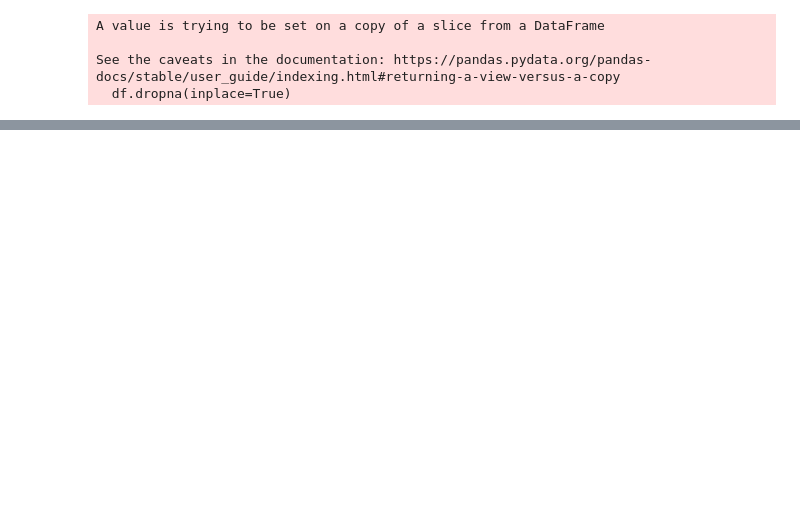
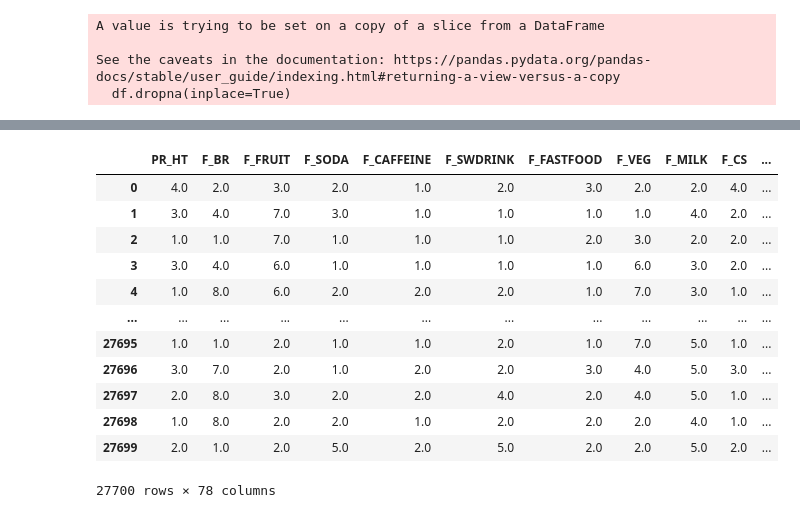
Before and after one commit to rlagywns0213/KMI_project, a Jupyter notebook: Data preprocessing.ipynb, the cells around one changed output, grey strips where cells are left out. Drawn from its saved outputs; the diff is of its cells as text; code cells hidden in the pictures; blank space fills up the shorter version.

```diff
--- a/Data preprocessing.ipynb
+++ b/Data preprocessing.ipynb
@@ -267,3 +850,21 @@ for i in range(1000):
 df.reset_index(drop=True, inplace=True)
 # %%
 df.to_csv('remove_vif.csv',encoding='CP949',index=False)
+# %%
+import pandas as pd
+
+pd.read_csv('remove_vif.csv', encoding='CP949')
+# %% [output]
+|  | PR_HT | F_BR | F_FRUIT | F_SODA | F_CAFFEINE | F_SWDRINK | F_FASTFOOD | F_VEG | F_MILK | F_CS | ... |
+| 0 | 4.0 | 2.0 | 3.0 | 2.0 | 1.0 | 2.0 | 3.0 | 2.0 | 2.0 | 4.0 | ... |
+| 1 | 3.0 | 4.0 | 7.0 | 3.0 | 1.0 | 1.0 | 1.0 | 1.0 | 4.0 | 2.0 | ... |
+| 2 | 1.0 | 1.0 | 7.0 | 1.0 | 1.0 | 1.0 | 2.0 | 3.0 | 2.0 | 2.0 | ... |
+| 3 | 3.0 | 4.0 | 6.0 | 1.0 | 1.0 | 1.0 | 1.0 | 6.0 | 3.0 | 2.0 | ... |
+| 4 | 1.0 | 8.0 | 6.0 | 2.0 | 2.0 | 2.0 | 1.0 | 7.0 | 3.0 | 1.0 | ... |
+| ... | ... | ... | ... | ... | ... | ... | ... | ... | ... | ... | ... |
+| 27695 | 1.0 | 1.0 | 2.0 | 1.0 | 1.0 | 2.0 | 1.0 | 7.0 | 5.0 | 1.0 | ... |
+| 27696 | 3.0 | 7.0 | 2.0 | 1.0 | 2.0 | 2.0 | 3.0 | 4.0 | 5.0 | 3.0 | ... |
+| 27697 | 2.0 | 8.0 | 3.0 | 2.0 | 2.0 | 4.0 | 2.0 | 4.0 | 5.0 | 1.0 | ... |
+| 27698 | 1.0 | 8.0 | 2.0 | 2.0 | 1.0 | 2.0 | 2.0 | 2.0 | 4.0 | 1.0 | ... |
+| 27699 | 2.0 | 1.0 | 2.0 | 5.0 | 2.0 | 5.0 | 2.0 | 2.0 | 5.0 | 2.0 | ... |
+27700 rows × 78 columns
```
Also changed, not shown: parts of 53 cells of this notebook.
